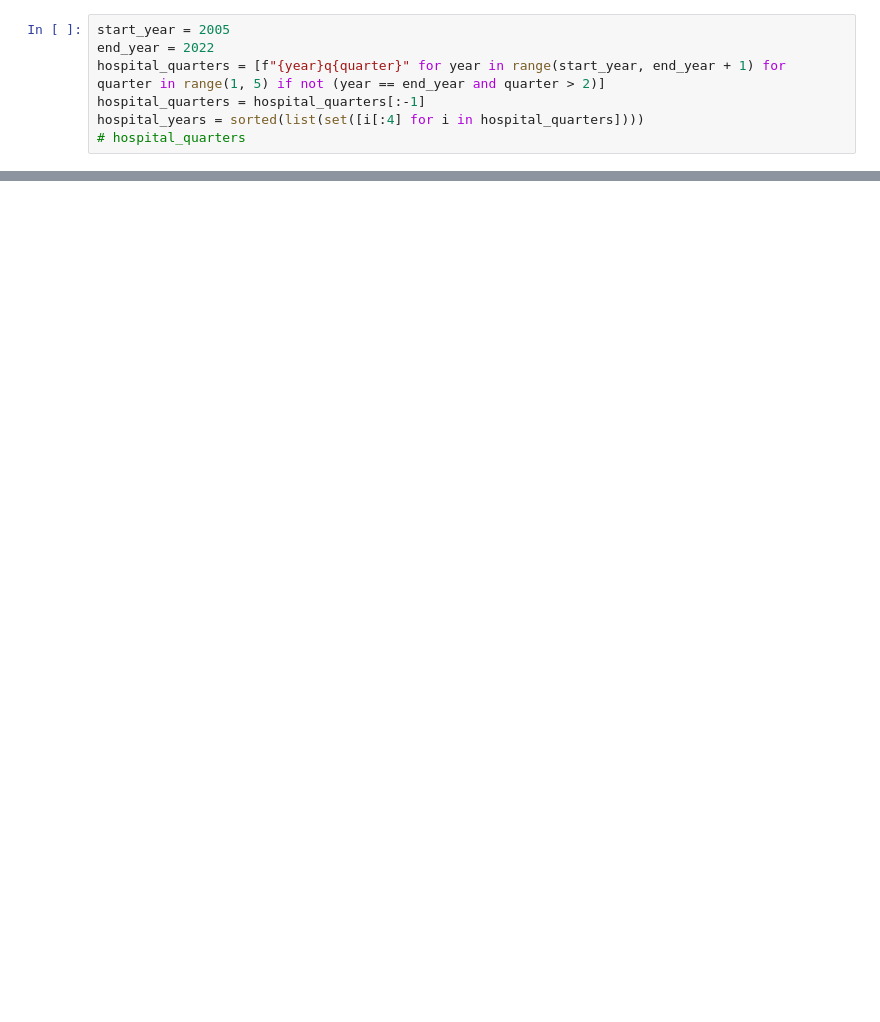
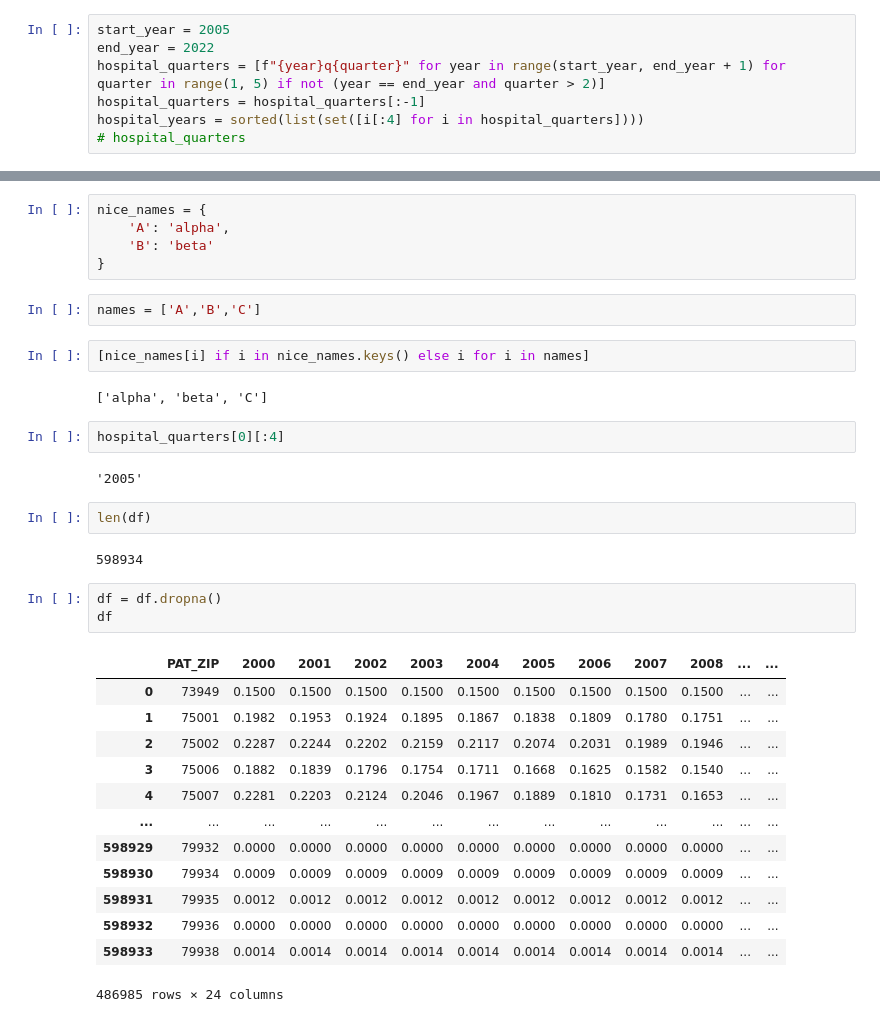
Before and after one commit to mi3nts/environmentalSocialHealth, a Jupyter notebook: notebooks/modelIncludeCensus.ipynb, the cells around one changed output, grey strips where cells are left out. Cells and saved outputs as stored; diff of their text form; blank space fills up the shorter version.

```diff
--- a/notebooks/modelIncludeCensus.ipynb
+++ b/notebooks/modelIncludeCensus.ipynb
@@ -65,3 +42,39 @@ hospital_years = sorted(list(set([i[:4] for i in hospital_quarters])))
+# %%
+nice_names = {
+    'A': 'alpha',
+    'B': 'beta'
+}
+# %%
+names = ['A','B','C']
+# %%
+[nice_names[i] if i in nice_names.keys() else i for i in names]
+# %% [output]
+['alpha', 'beta', 'C']
+# %%
+hospital_quarters[0][:4]
+# %% [output]
+'2005'
+# %%
+len(df)
+# %% [output]
+598934
+# %%
+df = df.dropna()
+df
+# %% [output]
+|  | PAT_ZIP | 2000 | 2001 | 2002 | 2003 | 2004 | 2005 | 2006 | 2007 | 2008 | ... | ... |
+| 0 | 73949 | 0.1500 | 0.1500 | 0.1500 | 0.1500 | 0.1500 | 0.1500 | 0.1500 | 0.1500 | 0.1500 | ... | ... |
+| 1 | 75001 | 0.1982 | 0.1953 | 0.1924 | 0.1895 | 0.1867 | 0.1838 | 0.1809 | 0.1780 | 0.1751 | ... | ... |
+| 2 | 75002 | 0.2287 | 0.2244 | 0.2202 | 0.2159 | 0.2117 | 0.2074 | 0.2031 | 0.1989 | 0.1946 | ... | ... |
+| 3 | 75006 | 0.1882 | 0.1839 | 0.1796 | 0.1754 | 0.1711 | 0.1668 | 0.1625 | 0.1582 | 0.1540 | ... | ... |
+| 4 | 75007 | 0.2281 | 0.2203 | 0.2124 | 0.2046 | 0.1967 | 0.1889 | 0.1810 | 0.1731 | 0.1653 | ... | ... |
+| ... | ... | ... | ... | ... | ... | ... | ... | ... | ... | ... | ... | ... |
+| 598929 | 79932 | 0.0000 | 0.0000 | 0.0000 | 0.0000 | 0.0000 | 0.0000 | 0.0000 | 0.0000 | 0.0000 | ... | ... |
+| 598930 | 79934 | 0.0009 | 0.0009 | 0.0009 | 0.0009 | 0.0009 | 0.0009 | 0.0009 | 0.0009 | 0.0009 | ... | ... |
+| 598931 | 79935 | 0.0012 | 0.0012 | 0.0012 | 0.0012 | 0.0012 | 0.0012 | 0.0012 | 0.0012 | 0.0012 | ... | ... |
+| 598932 | 79936 | 0.0000 | 0.0000 | 0.0000 | 0.0000 | 0.0000 | 0.0000 | 0.0000 | 0.0000 | 0.0000 | ... | ... |
+| 598933 | 79938 | 0.0014 | 0.0014 | 0.0014 | 0.0014 | 0.0014 | 0.0014 | 0.0014 | 0.0014 | 0.0014 | ... | ... |
+486985 rows × 24 columns
 # %%
 df.loc[df['census_var'].str.contains('B19013')]
 # %% [output]
```
Also changed, not shown: parts of 27 cells of this notebook, 2 other files.
